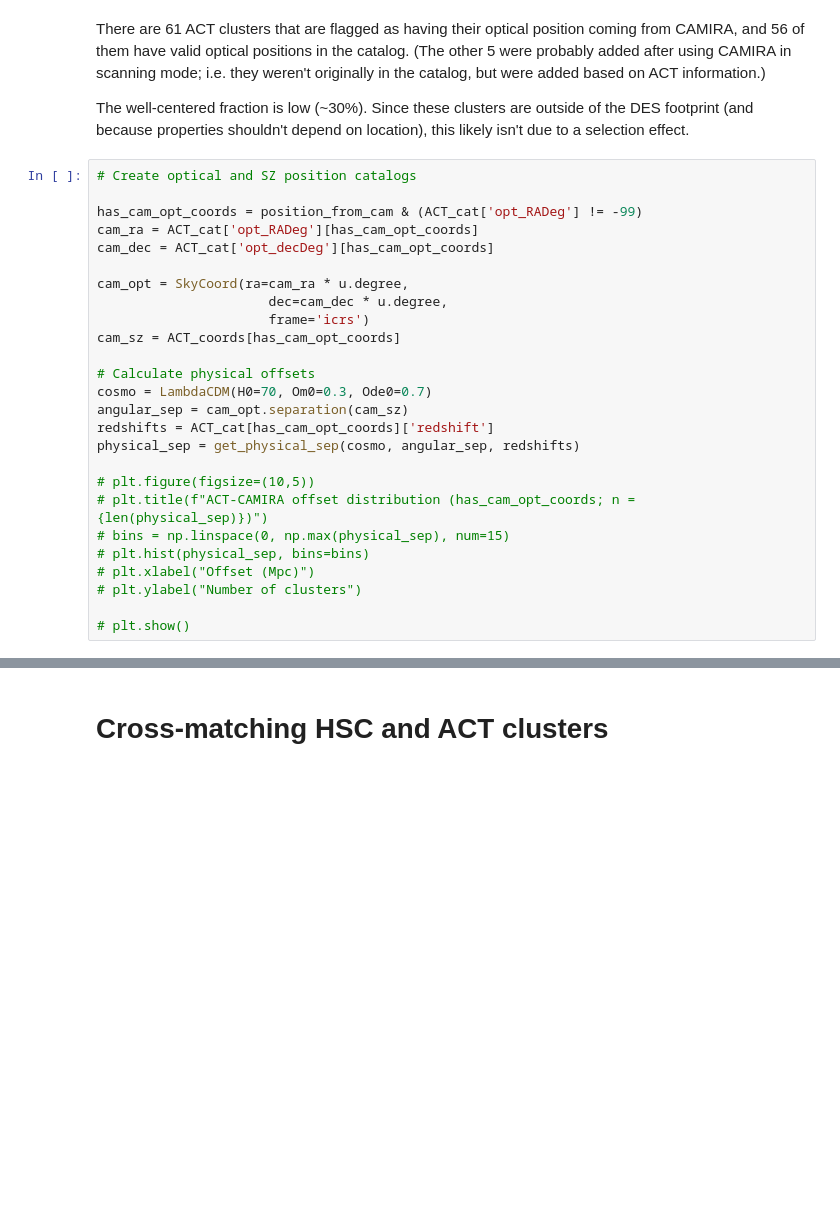
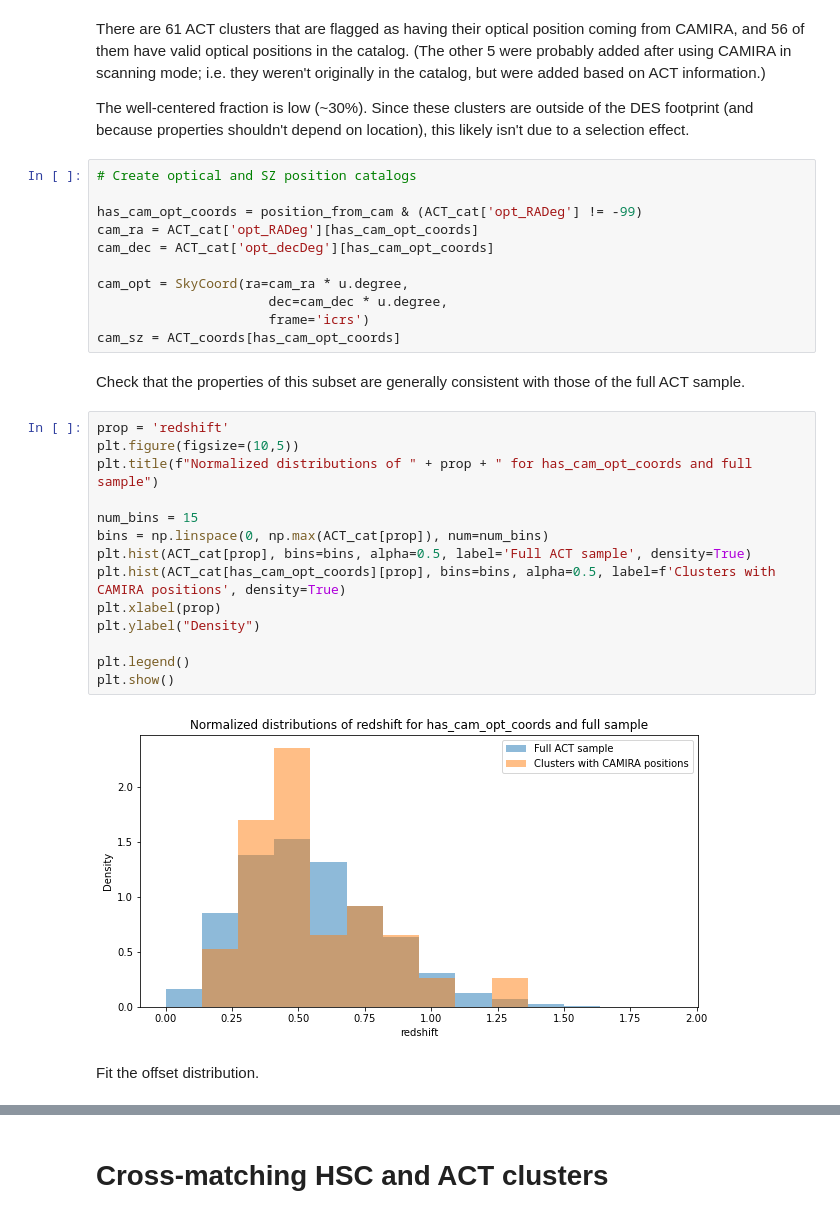
Before and after one commit to Jupiter1994/hsc-miscentering, a Jupyter notebook: Exploring cluster catalogs.ipynb, the cells around one changed output, grey strips where cells are left out. Drawn from its saved outputs; the diff is of its cells as text; blank space fills up the shorter version.

```diff
--- a/Exploring cluster catalogs.ipynb
+++ b/Exploring cluster catalogs.ipynb
@@ -258,19 +258,24 @@ cam_opt = SkyCoord(ra=cam_ra * u.degree,
                       dec=cam_dec * u.degree,
                       frame='icrs')
 cam_sz = ACT_coords[has_cam_opt_coords]
-
-# Calculate physical offsets
-cosmo = LambdaCDM(H0=70, Om0=0.3, Ode0=0.7)
-angular_sep = cam_opt.separation(cam_sz)
-redshifts = ACT_cat[has_cam_opt_coords]['redshift']
-physical_sep = get_physical_sep(cosmo, angular_sep, redshifts)
-
-# plt.figure(figsize=(10,5))
-# plt.title(f"ACT-CAMIRA offset distribution (has_cam_opt_coords; n = {len(physical_sep)})")
-# bins = np.linspace(0, np.max(physical_sep), num=15)
-# plt.hist(physical_sep, bins=bins)
-# plt.xlabel("Offset (Mpc)")
-# plt.ylabel("Number of clusters")
-
-# plt.show()
+# %% [markdown]
+Check that the properties of this subset are generally consistent with those of the full ACT sample.
+# %%
+prop = 'redshift'
+plt.figure(figsize=(10,5))
+plt.title(f"Normalized distributions of " + prop + " for has_cam_opt_coords and full sample")
+
+num_bins = 15
+bins = np.linspace(0, np.max(ACT_cat[prop]), num=num_bins)
+plt.hist(ACT_cat[prop], bins=bins, alpha=0.5, label='Full ACT sample', density=True)
+plt.hist(ACT_cat[has_cam_opt_coords][prop], bins=bins, alpha=0.5, label=f'Clusters with CAMIRA positions', density=True)
+plt.xlabel(prop)
+plt.ylabel("Density")
+
+plt.legend()
+plt.show()
+# %% [output]
+[figure, added]
+# %% [markdown]
+Fit the offset distribution.
 # %%
```
Also changed, not shown: parts of 8 cells of this notebook.
